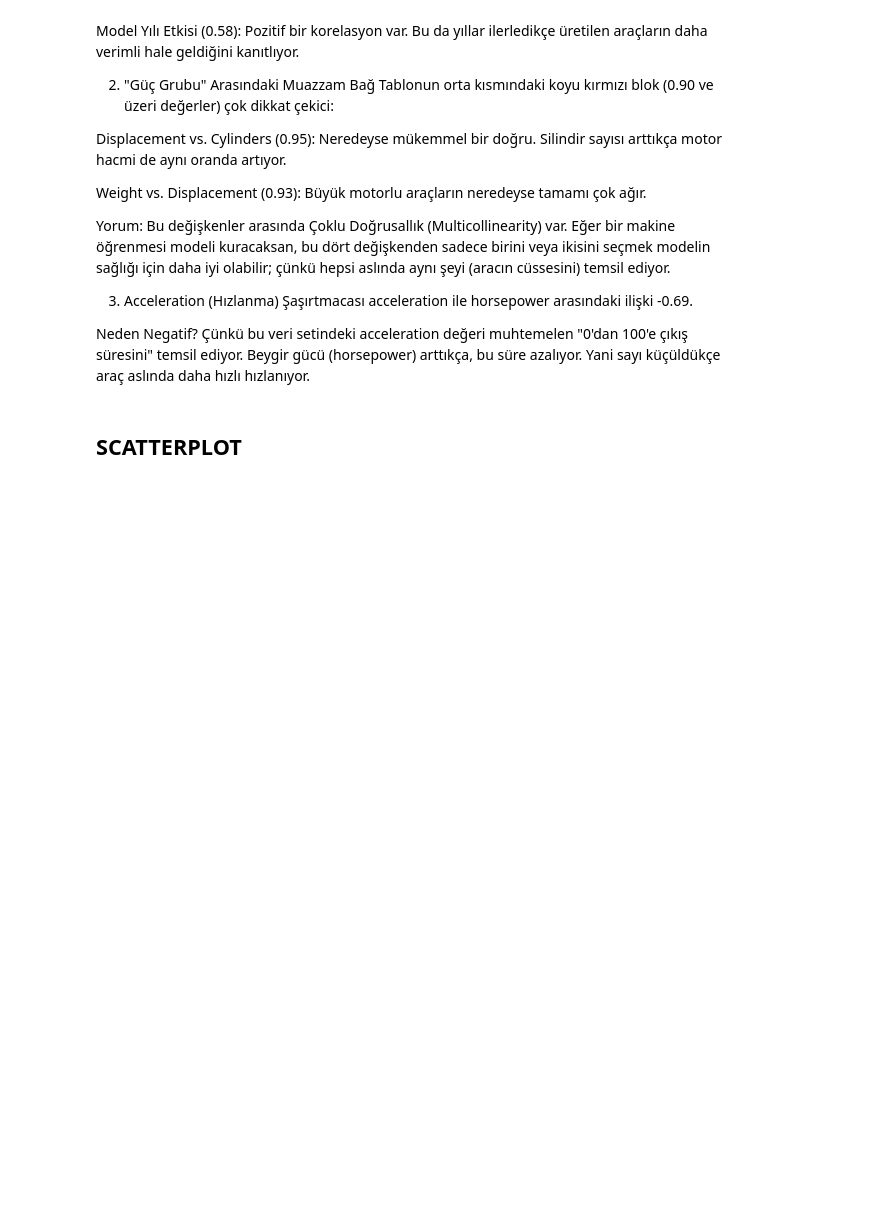
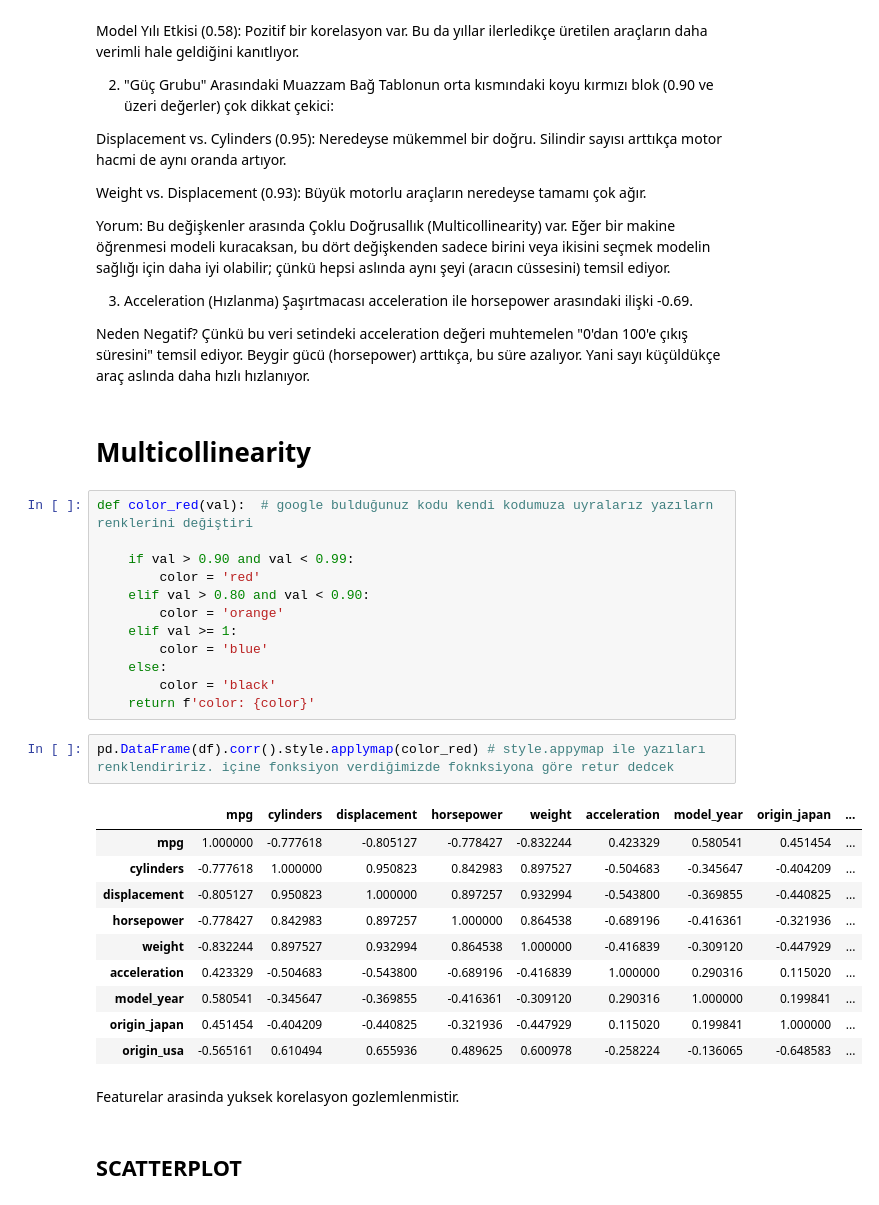
Before and after one commit to JaneBlue-Algorithm/MPG_Machine_Learning_Full_Stack_Project, a Jupyter notebook: project2.ipynb, the cells around one changed output. Cells and saved outputs as stored; diff of their text form; blank space fills up the shorter version.

```diff
--- a/project2.ipynb
+++ b/project2.ipynb
@@ -330,6 +334,35 @@ Yorum: Bu değişkenler arasında Çoklu Doğrusallık (Multicollinearity) var.
 acceleration ile horsepower arasındaki ilişki -0.69.
 
 Neden Negatif? Çünkü bu veri setindeki acceleration değeri muhtemelen "0'dan 100'e çıkış süresini" temsil ediyor. Beygir gücü (horsepower) arttıkça, bu süre azalıyor. Yani sayı küçüldükçe araç aslında daha hızlı hızlanıyor.
+# %% [markdown]
+# Multicollinearity
+# %%
+def color_red(val):  # google bulduğunuz kodu kendi kodumuza uyralarız yazılarn renklerini değiştiri
+
+    if val > 0.90 and val < 0.99:
+        color = 'red'
+    elif val > 0.80 and val < 0.90:
+        color = 'orange'
+    elif val >= 1:
+        color = 'blue'
+    else:
+        color = 'black'
+    return f'color: {color}'
+# %%
+pd.DataFrame(df).corr().style.applymap(color_red) # style.appymap ile yazıları renklendiririz. içine fonksiyon verdiğimizde foknksiyona göre retur dedcek
+# %% [output]
+|  | mpg | cylinders | displacement | horsepower | weight | acceleration | model_year | origin_japan | ... |
+| mpg | 1.000000 | -0.777618 | -0.805127 | -0.778427 | -0.832244 | 0.423329 | 0.580541 | 0.451454 | ... |
+| cylinders | -0.777618 | 1.000000 | 0.950823 | 0.842983 | 0.897527 | -0.504683 | -0.345647 | -0.404209 | ... |
+| displacement | -0.805127 | 0.950823 | 1.000000 | 0.897257 | 0.932994 | -0.543800 | -0.369855 | -0.440825 | ... |
+| horsepower | -0.778427 | 0.842983 | 0.897257 | 1.000000 | 0.864538 | -0.689196 | -0.416361 | -0.321936 | ... |
+| weight | -0.832244 | 0.897527 | 0.932994 | 0.864538 | 1.000000 | -0.416839 | -0.309120 | -0.447929 | ... |
+| acceleration | 0.423329 | -0.504683 | -0.543800 | -0.689196 | -0.416839 | 1.000000 | 0.290316 | 0.115020 | ... |
+| model_year | 0.580541 | -0.345647 | -0.369855 | -0.416361 | -0.309120 | 0.290316 | 1.000000 | 0.199841 | ... |
+| origin_japan | 0.451454 | -0.404209 | -0.440825 | -0.321936 | -0.447929 | 0.115020 | 0.199841 | 1.000000 | ... |
+| origin_usa | -0.565161 | 0.610494 | 0.655936 | 0.489625 | 0.600978 | -0.258224 | -0.136065 | -0.648583 | ... |
+# %% [markdown]
+Featurelar arasinda yuksek korelasyon gozlemlenmistir.
 # %% [markdown]
 ## SCATTERPLOT
 # %%
```
Also changed, not shown: parts of 32 cells of this notebook, 3 other files.
